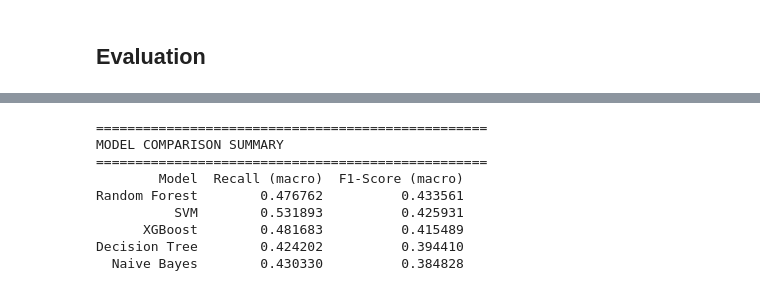
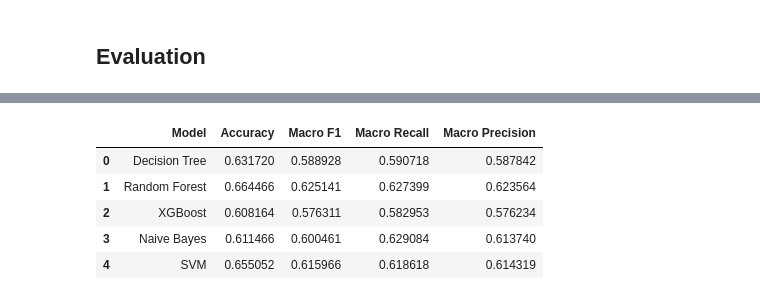
Before and after one commit to DianDzzz/FP-MLxDM-Kelompok-6, a Jupyter notebook: notebooks/4_class_weight.ipynb, the cells around one changed output, grey strips where cells are left out. Drawn from its saved outputs; the diff is of its cells as text; code cells hidden in the pictures.

```diff
--- a/notebooks/4_class_weight.ipynb
+++ b/notebooks/4_class_weight.ipynb
@@ -301,19 +299,12 @@ Confusion Matrix for XGBoost:
-# %%
-# Create comparison dataframe
-results_df = pd.DataFrame(results)
-results_df = results_df.sort_values('F1-Score (macro)', ascending=False)
-print(f"\n{'='*50}")
-print("MODEL COMPARISON SUMMARY")
-print('='*50)
-print(results_df.to_string(index=False))
-# %% [output]
-==================================================
-MODEL COMPARISON SUMMARY
-==================================================
-        Model  Recall (macro)  F1-Score (macro)
-Random Forest        0.476762          0.433561
-          SVM        0.531893          0.425931
-      XGBoost        0.481683          0.415489
-Decision Tree        0.424202          0.394410
-  Naive Bayes        0.430330          0.384828
+# %%
+# Create comparison dataframe
+results_df = pd.DataFrame(results)
+results_df
+# %% [output]
+|  | Model | Accuracy | Macro F1 | Macro Recall | Macro Precision |
+| 0 | Decision Tree | 0.631720 | 0.588928 | 0.590718 | 0.587842 |
+| 1 | Random Forest | 0.664466 | 0.625141 | 0.627399 | 0.623564 |
+| 2 | XGBoost | 0.608164 | 0.576311 | 0.582953 | 0.576234 |
+| 3 | Naive Bayes | 0.611466 | 0.600461 | 0.629084 | 0.613740 |
+| 4 | SVM | 0.655052 | 0.615966 | 0.618618 | 0.614319 |
 # %%
```
Also changed, not shown: parts of 6 cells of this notebook, 3 other files.
